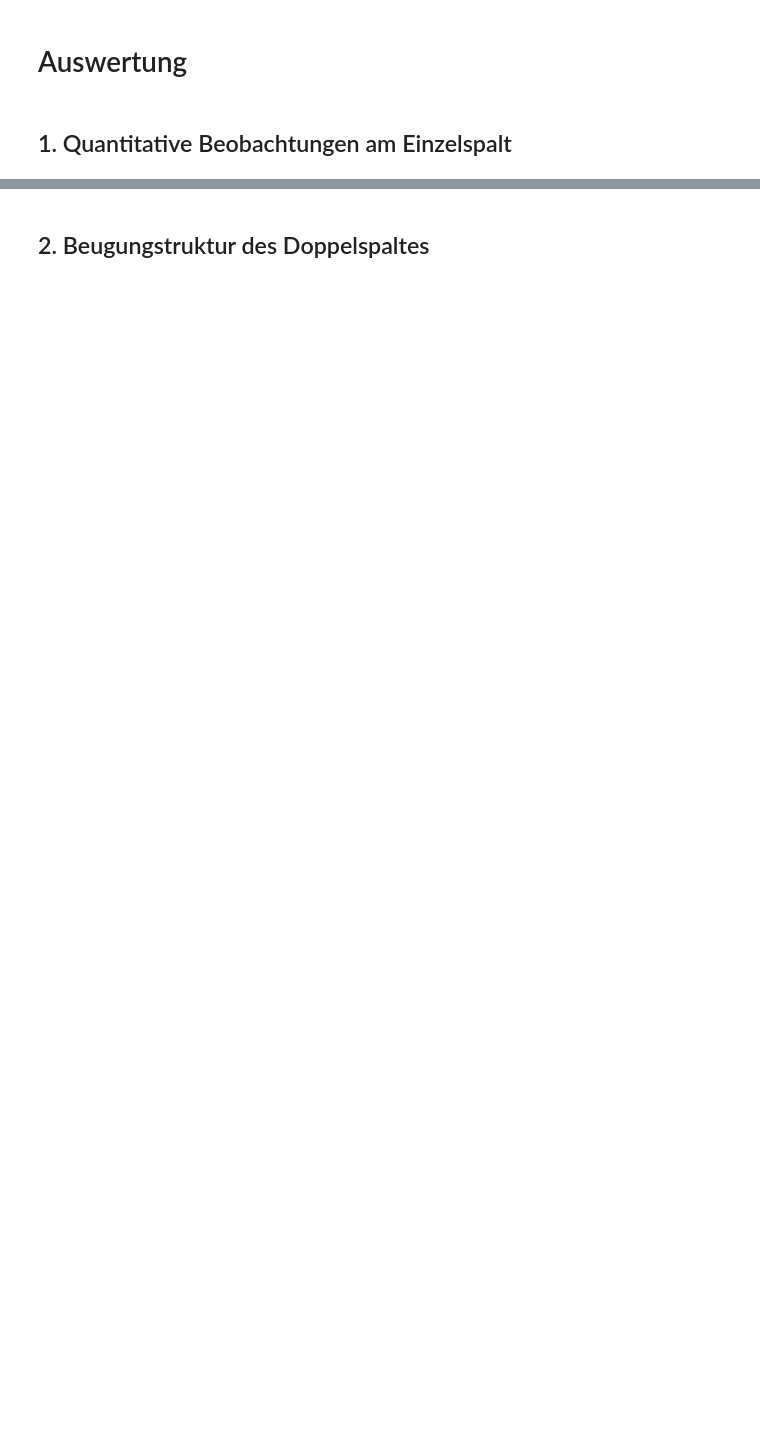
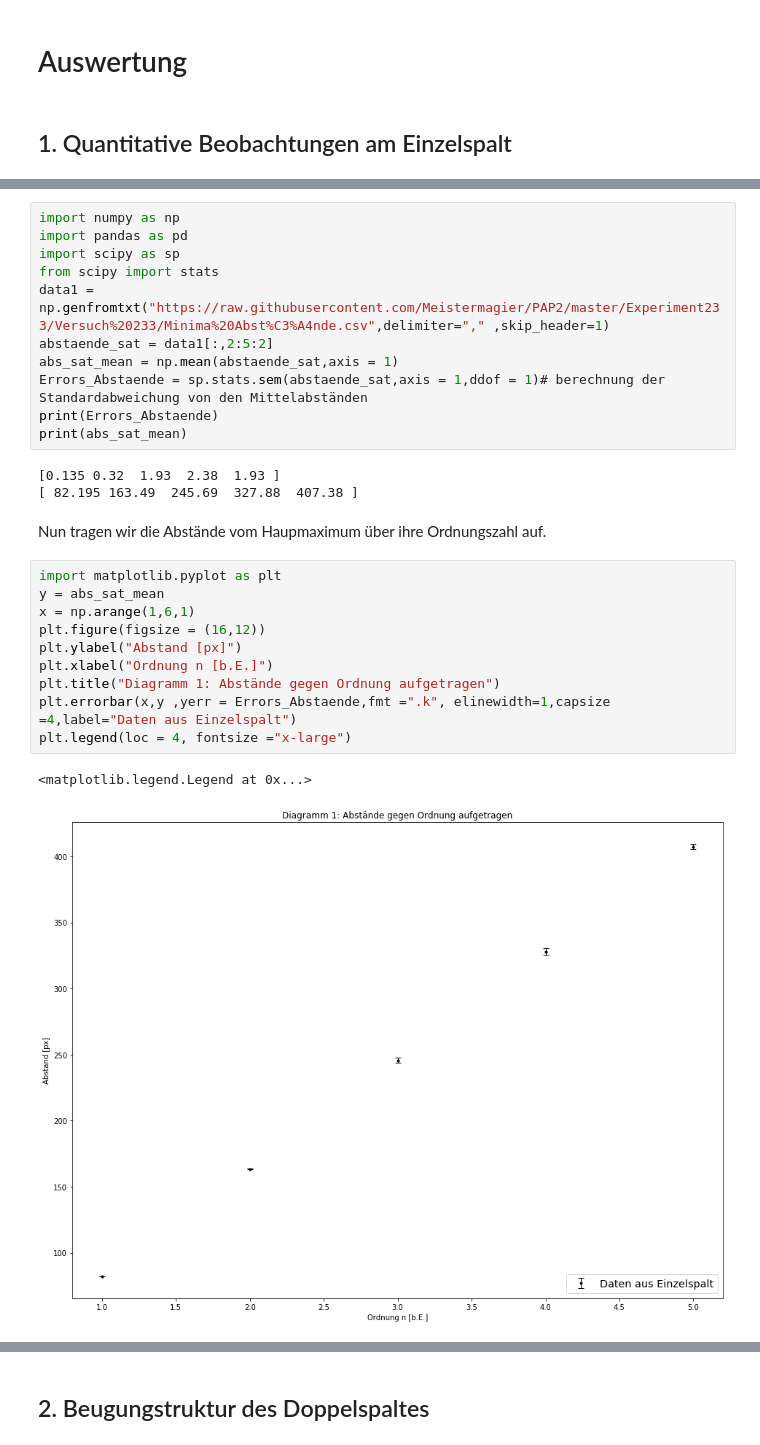
Before and after one commit to Meistermagier/PAP2, a Jupyter notebook: Experiment233/Experiment_233.ipynb, the cells around one changed output, grey strips where cells are left out. Drawn from its saved outputs; the diff is of its cells as text; blank space fills up the shorter version.

```diff
--- a/Experiment233/Experiment_233.ipynb
+++ b/Experiment233/Experiment_233.ipynb
@@ -16,0 +18,29 @@ wobei die mit * bezeichnete Werte aus der Messung indem der 0. Ordnungs Maximum
+# %%
+import numpy as np
+import pandas as pd
+import scipy as sp
+from scipy import stats
+data1 = np.genfromtxt("https://raw.githubusercontent.com/Meistermagier/PAP2/master/Experiment233/Versuch%20233/Minima%20Abst%C3%A4nde.csv",delimiter="," ,skip_header=1)
+abstaende_sat = data1[:,2:5:2]
+abs_sat_mean = np.mean(abstaende_sat,axis = 1)
+Errors_Abstaende = sp.stats.sem(abstaende_sat,axis = 1,ddof = 1)# berechnung der Standardabweichung von den Mittelabständen
+print(Errors_Abstaende)
+print(abs_sat_mean)
+# %% [output]
+[0.135 0.32  1.93  2.38  1.93 ]
+[ 82.195 163.49  245.69  327.88  407.38 ]
+# %% [markdown]
+Nun tragen wir die Abstände vom Haupmaximum über ihre Ordnungszahl auf.
+# %%
+import matplotlib.pyplot as plt
+y = abs_sat_mean
+x = np.arange(1,6,1)
+plt.figure(figsize = (16,12))
+plt.ylabel("Abstand [px]")
+plt.xlabel("Ordnung n [b.E.]")
+plt.title("Diagramm 1: Abstände gegen Ordnung aufgetragen")
+plt.errorbar(x,y ,yerr = Errors_Abstaende,fmt =".k", elinewidth=1,capsize =4,label="Daten aus Einzelspalt")
+plt.legend(loc = 4, fontsize ="x-large")
+# %% [output]
+<matplotlib.legend.Legend at 0x...>
+[figure, added]
```
Also changed, not shown: parts of 15 cells of this notebook.
